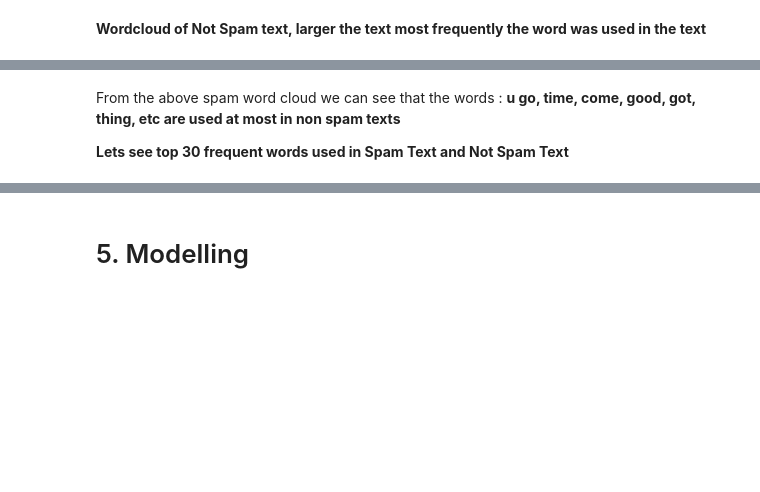
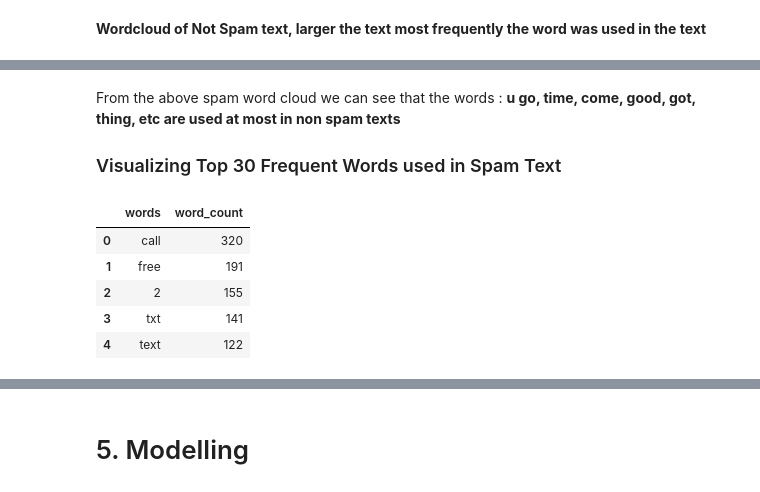
Before and after one commit to subratamondal1/Spam-Detection-System, a Jupyter notebook: Spam Detection System.ipynb, the cells around one changed output, grey strips where cells are left out. Saved outputs shown, nothing was run; the diff lists cells and outputs as text; code cells hidden in the pictures; blank space fills up the shorter version.

```diff
--- a/Spam Detection System.ipynb
+++ b/Spam Detection System.ipynb
@@ -542,4 +542,4 @@ plt.show()
 # %% [markdown]
 From the above spam word cloud we can see that the words : **u go, time, come, good, got, thing, etc are used at most in non spam texts**
 
-**Lets see top 30 frequent words used in Spam Text and Not Spam Text**
+### Visualizing Top 30 Frequent Words used in Spam Text
@@ -545,0 +562,11 @@ From the above spam word cloud we can see that the words : **u go, time, come, g
+# %%
+top_30_spam_words_df = top_k_frequent_words(spam_df[spam_df["target"]==1]["transformed_text"].tolist(),30)
+top_30_spam_words_df = pd.DataFrame(top_30_spam_words_df,columns=["words","word_count"])
+top_30_spam_words_df.head()
+# %% [output]
+|  | words | word_count |
+| 0 | call | 320 |
+| 1 | free | 191 |
+| 2 | 2 | 155 |
+| 3 | txt | 141 |
+| 4 | text | 122 |
```
Also changed, not shown: parts of 39 cells of this notebook, 4 other files.
